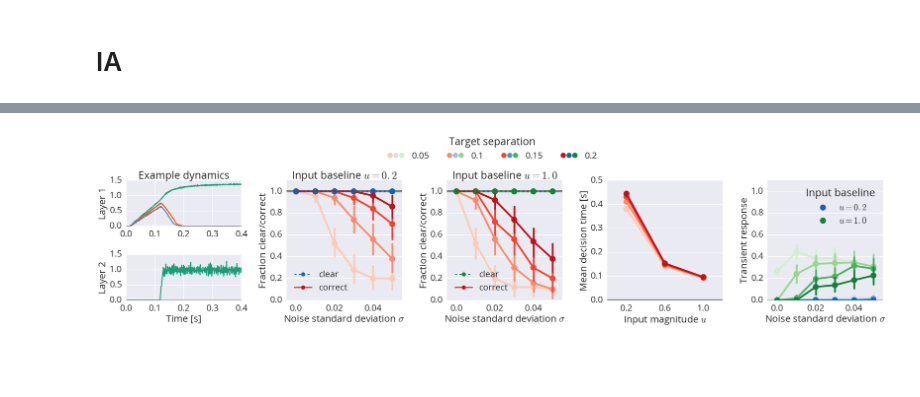
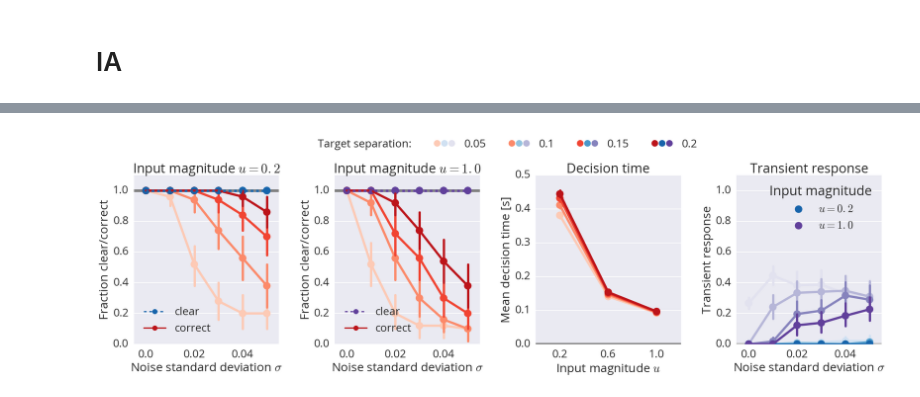
Before and after one commit to ctn-waterloo/cogsci17-decide, a Jupyter notebook: notebooks/Poster plots.ipynb, the cells around one changed output, grey strips where cells are left out. Cells and saved outputs as stored; diff of their text form; code cells hidden in the pictures; blank space fills up the shorter version.

```diff
--- a/notebooks/Poster plots.ipynb
+++ b/notebooks/Poster plots.ipynb
@@ -143,26 +189,11 @@ with nengo.Simulator(model, dt=dt) as sim:
 # %%
-fig = plt.figure(figsize=(31, 8))
-with sns.color_palette('Dark2'):
-    ax1a = plt.subplot2grid((2, 5), (0, 0))
-    ax1b = plt.subplot2grid((2, 5), (1, 0), sharex=ax1a, sharey=ax1a)
-ax2 = plt.subplot2grid((2, 5), (0, 1), rowspan=2)
-ax3 = plt.subplot2grid((2, 5), (0, 2), rowspan=2, sharey=ax2)
-ax4 = plt.subplot2grid((2, 5), (0, 3), rowspan=2)
-ax5 = plt.subplot2grid((2, 5), (0, 4), rowspan=2)
+fig = plt.figure(figsize=(31. - 31. / 5., 8))
+ax2 = fig.add_subplot(1, 4, 1)
+ax3 = fig.add_subplot(1, 4, 2, sharey=ax2)
+ax4 = fig.add_subplot(1, 4, 3)
+ax5 = fig.add_subplot(1, 4, 4)
 
-ax1a.plot(sim.trange(), sim.data[p_state])
-ax1a.locator_params(axis='y', nbins=5)
-ax1a.set_title("Example dynamics")
-ax1a.set_ylabel("Layer 1")
-
-ax1b.plot(sim.trange(), sim.data[p_output])
-ax1b.locator_params(axis='y', nbins=5)
-ax1b.locator_params(axis='x', nbins=5)
-ax1b.set_xlim(0, .4)
-ax1b.set_xlabel("Time [s]")
-ax1b.set_ylabel("Layer 2")
-
-for ax, baseline, scale, pal in zip((ax2, ax3), (0.2, 1.0), (1.0, 1.0), ('Blues', 'Greens')):
+for ax, baseline, scale, pal in zip((ax2, ax3), (0.2, 1.0), (1.0, 1.0), ('Blues', 'Purples')):
     plot_optimum_line(ax, 1.)
     data = df.query('network == "IA" and baseline == {} and scale == {} and not share_thresholding_intercepts'.format(
         baseline, scale))
@@ -173,7 +204,7 @@ for ax, baseline, scale, pal in zip((ax2, ax3), (0.2, 1.0), (1.0, 1.0), ('Blues'
     ax.set_xticklabels(ax.get_xticklabels()[::2])
     ax.set_xticks(ax.get_xticks()[::2])
 
-    ax.set_title("Input baseline $u={}$".format(baseline))
+    ax.set_title("Input magnitude $u={}$".format(baseline))
     ax.set_xlabel(r"Noise standard deviation $\sigma$")
     ax.set_ylabel("Fraction clear/correct")
 
@@ -181,38 +212,41 @@ for ax, baseline, scale, pal in zip((ax2, ax3), (0.2, 1.0), (1.0, 1.0), ('Blues'
     h2 = mlines.Line2D([], [], color=sns.color_palette(seq_pal, n_colors=n_colors)[-1], label='correct', marker='o')
     ax.legend(handles=[h1, h2], loc='best')
 
 plot_optimum_line(ax4, 0)
 sns.pointplot('baseline', 't', 'target_sep',
               data=dfd.query('network == "IA" and scale == 1. and not share_thresholding_intercepts'),
               palette=seq_pal, ax=ax4)
 ax4.set_ylim(bottom=0)
+ax4.set_title("Decision time")
 ax4.set_xlabel("Input magnitude $u$")
 ylabel = ax4.set_ylabel("Mean decision time [s]")
 ax4.legend().remove()
 
 sns.pointplot('noise', 'runnerup_highest_err', 'target_sep',
               data=df.query('network == "IA" and baseline == .2 and scale == 1. and not share_thresholding_intercepts'),
               palette='Blues', ax=ax5)
 sns.pointplot('noise', 'runnerup_highest_err', 'target_sep',
               data=df.query('network == "IA" and baseline == 1. and scale == 1. and not share_thresholding_intercepts'),
-              palette='Greens', ax=ax5)
+              palette='Purples', ax=ax5)
 ax5.axhline(y=0., lw=6, c=(0.75, 0.75, 0.75))
 ax5.set_ylim(0, 1.1)
 ax5.set_xticklabels(ax5.get_xticklabels()[::2])
 ax5.set_xticks(ax5.get_xticks()[::2])
+ax5.set_title("Transient response")
 ax5.set_xlabel(r"Noise standard deviation $\sigma$")
 ax5.set_ylabel("Transient response")
 handles = (handle for handle, label in zip(*ax5.get_legend_handles_labels()) if label == '0.2')
-ax5.legend(handles, ("$u=0.2$", "$u=1.0$"), title="Input baseline")
+ax5.legend(handles, ("$u=0.2$", "$u=1.0$"), title="Input magnitude")
 
 optimum_handle = mlines.Line2D([], [], color=(.5, .5, .5))
-fig.legend(list(range(n_colors)), sorted(df['target_sep'].unique()),
-           loc='upper center', title="Target separation",
-           handler_map={int: MultiSeqHandler(('Reds', 'Blues', 'Greens'), n_colors)},
-           ncol=4)
+empty_handle = matplotlib.patches.Rectangle((0, 0), 1, 1, fill=False, ec='none', visible=False)
+fig.legend([empty_handle] + list(range(n_colors)), ["Target separation:"] + sorted(df['target_sep'].unique()),
+           loc='upper center',
+           handler_map={int: MultiSeqHandler(('Reds', 'Blues', 'Purples'), n_colors)},
+           ncol=5)
 #fig.legend([optimum_handle], ['optimum'], loc='upper right')
 
-fig.tight_layout(rect=(0, 0, 1, .85))
+fig.tight_layout(rect=(0, 0, 1, .92))
 fig.savefig('../doc/poster/ia.pdf', bbox_inches='tight', pad_inches=0.)
 # %% [output]
-[figure, old version]
+[figure, new version]
```
Also changed, not shown: parts of 4 cells of this notebook, 6 other files.
